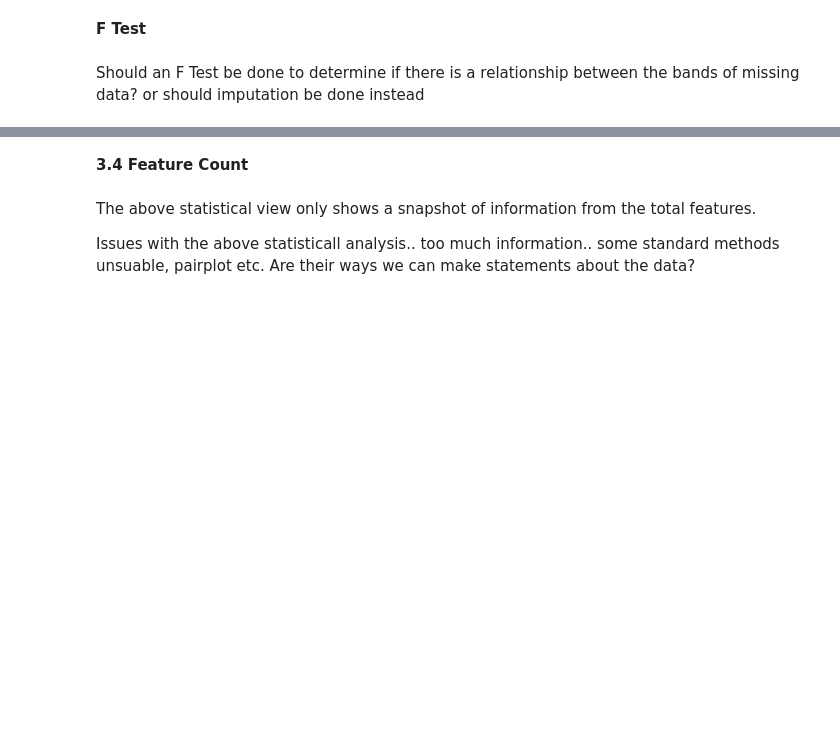
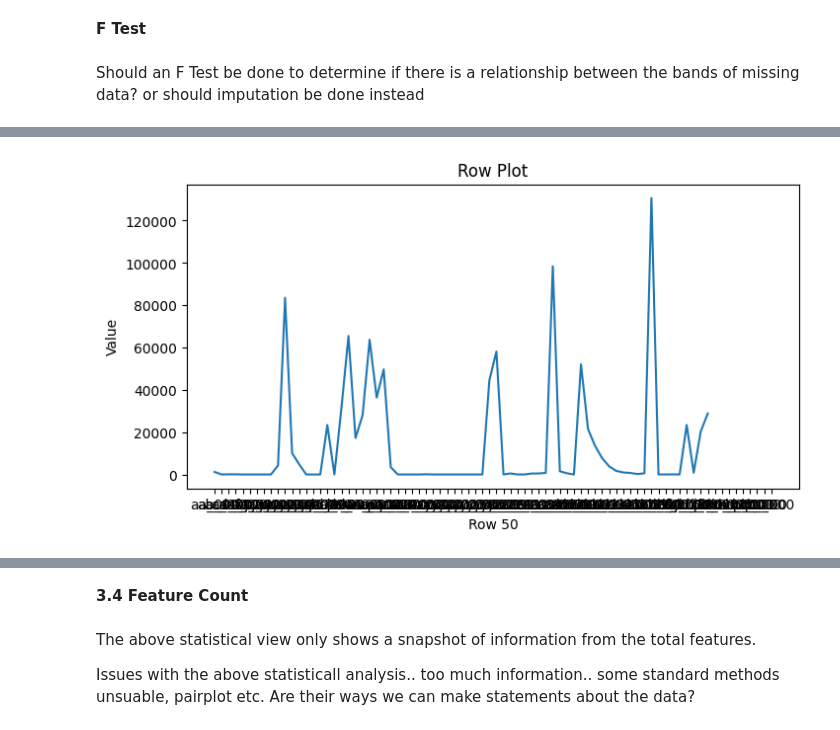
Before and after one commit to Lughaidh-w/DataPrep_ca1, a Jupyter notebook: CA1.ipynb, the cells around one changed output, grey strips where cells are left out. Saved outputs shown, nothing was run; the diff lists cells and outputs as text; code cells hidden in the pictures; blank space fills up the shorter version.

```diff
--- a/CA1.ipynb
+++ b/CA1.ipynb
@@ -593,0 +688,16 @@ Should an F Test be done to determine if there is a relationship between the ban
+# %%
+df1 = df.drop("class", axis=1)
+# %%
+x = 50
+
+row = df1.iloc[x, :80]
+
+plt.figure(figsize=(8, 4))
+plt.plot(row)
+
+plt.xlabel(f"Row {x}")
+plt.ylabel("Value")
+plt.title("Row Plot")
+plt.show()
+# %% [output]
+[figure, added]
```
Also changed, not shown: parts of 43 cells of this notebook.
